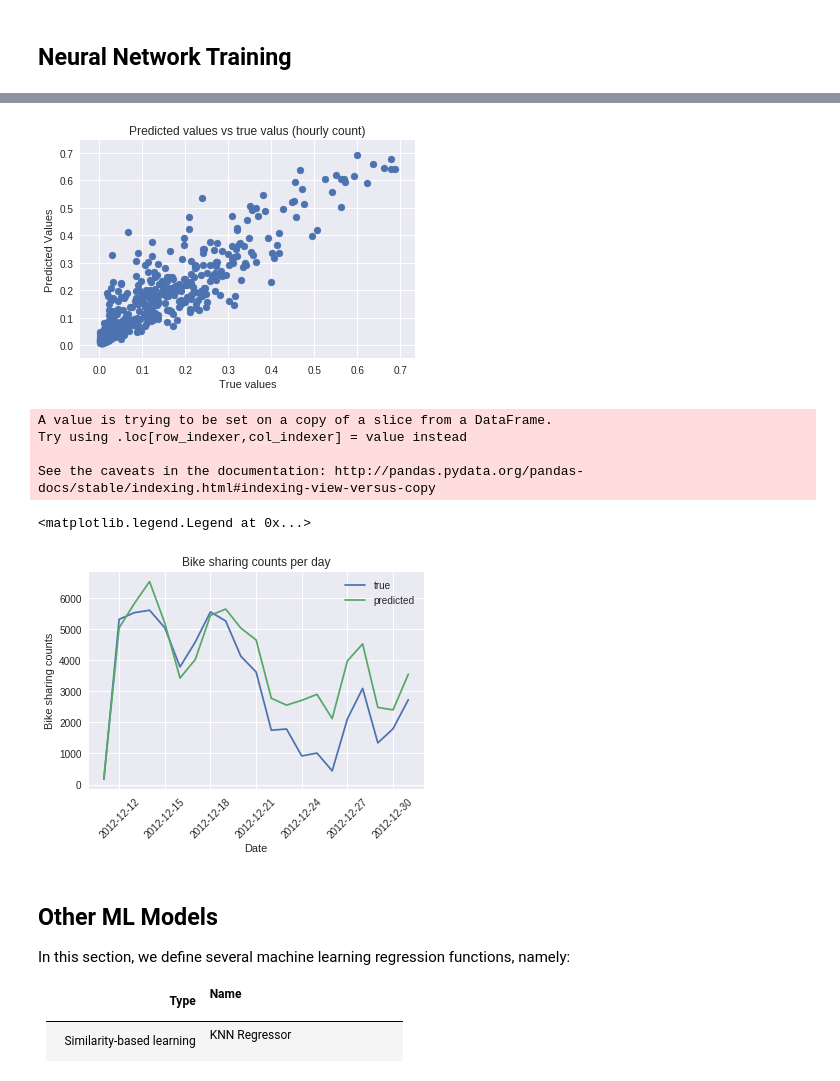
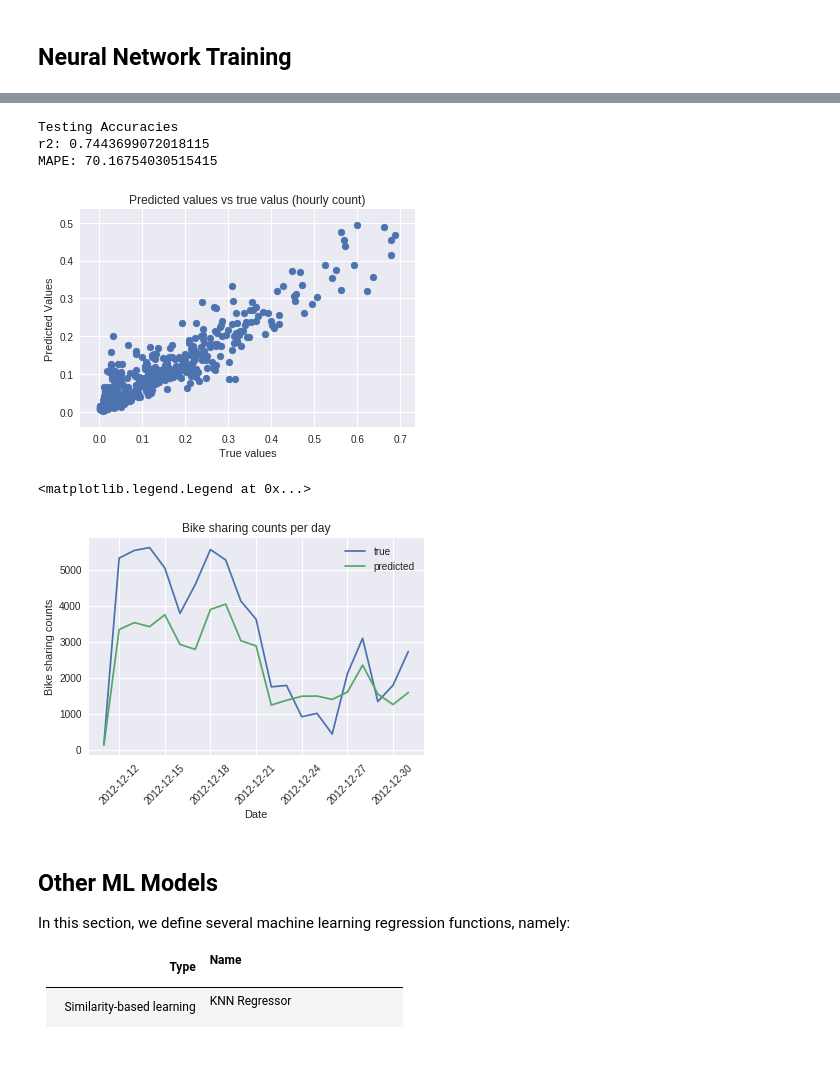
Before and after one commit to PrinceJavier/bikesharing-count-prediction-NN, a Jupyter notebook: SLT4a-DL-Lab-1.ipynb, the cells around one changed output, grey strips where cells are left out. Saved outputs shown, nothing was run; the diff lists cells and outputs as text; code cells hidden in the pictures.

```diff
--- a/SLT4a-DL-Lab-1.ipynb
+++ b/SLT4a-DL-Lab-1.ipynb
@@ -379,7 +379,7 @@ warnings.filterwarnings("ignore")
 
 # Identify the fields that need to be one-hot encoded, dropped
 dummy_fields = ['season', 'weathersit', 'mnth', 'hr', 'weekday']
-fields_to_drop = ['instant', 'dteday', 'atemp', 'workingday', 'casual', 'registered']
+fields_to_drop = ['instant', 'dteday', 'atemp', 'workingday', 'casual', 'registered', 'yr']
 # quant_features = ['casual', 'registered', 'cnt', 'temp', 'hum', 'windspeed']
 
 # Identify the target fields
@@ -635,7 +635,7 @@ y_valid2 = y_valid[:]
 X_test2 = X_test[:]
 y_test2 = y_test[:]
 
-nodes = [56, 50, 1]
+nodes = [55, 50, 1]
 
 NN_ = NN_reg(X_train2, y_train2,
              X_valid2, y_valid2,
@@ -728,16 +714,30 @@ display(test_r2, test_mape)
 # %%
+# best testing accuracy
+print("Testing Accuracies")
+from sklearn.metrics import r2_score
+
+y_pred = NN_.predict(X_test2).reshape(-1, 1)
+r2_test_nn = r2_score(y_test2, y_pred)
+mape_test_nn = mape(y_pred, y_test2)
+
+print("r2:",r2_test_nn)
+print("MAPE:", mape_test_nn)
+
 # plot predicted vs actual
-plt.scatter(y_test2, y_out_test)
+plt.scatter(y_test2, y_pred)
 plt.xlabel('True values')
 plt.ylabel('Predicted Values')
 plt.title('Predicted values vs true valus (hourly count)');
 # %% [output]
+Testing Accuracies
+r2: 0.7443699072018115
+MAPE: 70.16754030515415
-[figure, old version]
+[figure, new version]
 # %%
 # Hourly counts over time
 rides_0 = rides[-20*24:]
 df_test = rides.iloc[-20*24:]
-df_test['predicted'] = y_out_test.ravel()*1000
+df_test['predicted'] = y_pred.ravel()*1000
 
 plt.plot(rides_0.groupby(by='dteday').sum().index,
          rides_0.groupby(by='dteday').sum().cnt,
@@ -751,12 +751,8 @@ plt.title('Bike sharing counts per day')
 plt.xticks(rotation=45);
 plt.legend()
 # %% [output]
-A value is trying to be set on a copy of a slice from a DataFrame.
-Try using .loc[row_indexer,col_indexer] = value instead
-
-See the caveats in the documentation: http://pandas.pydata.org/pandas-docs/stable/indexing.html#indexing-view-versus-copy
+<matplotlib.legend.Legend at 0x...>
-<matplotlib.legend.Legend at 0x...>
-[figure, old version]
+[figure, new version]
 # %% [markdown]
 ## Other ML Models
 
```
Also changed, not shown: parts of 57 cells of this notebook.
